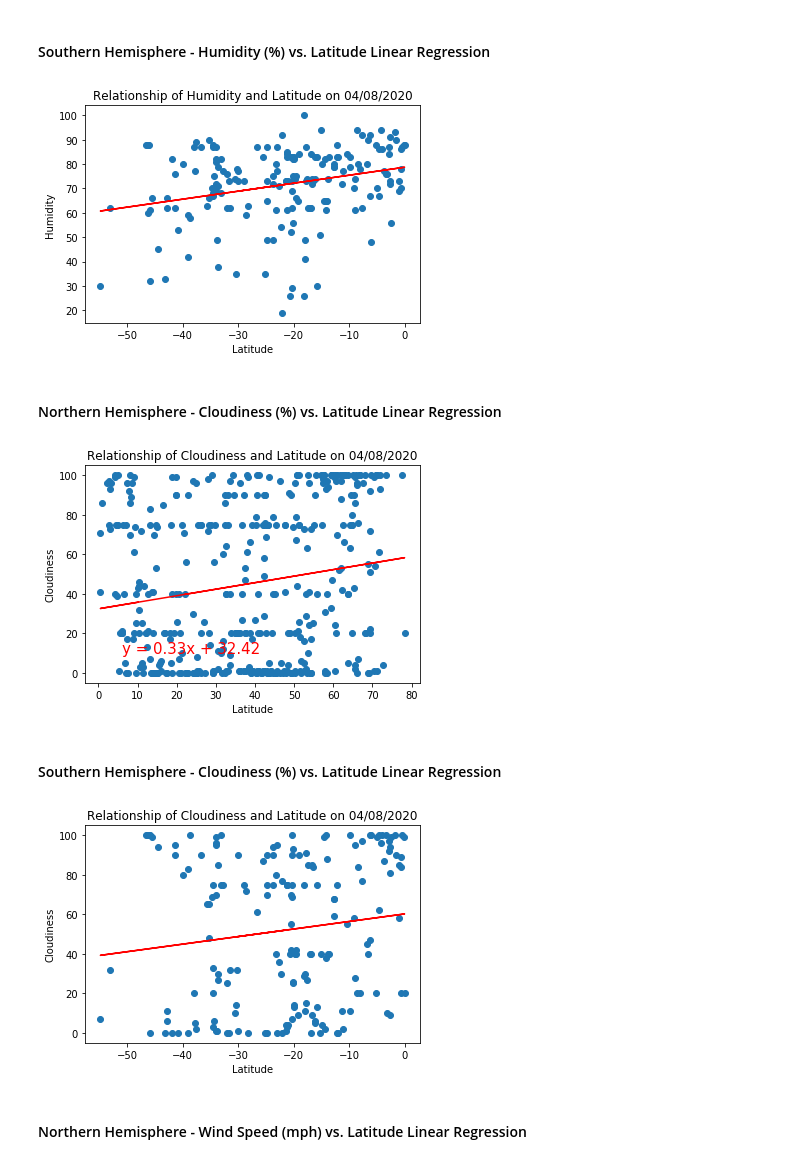
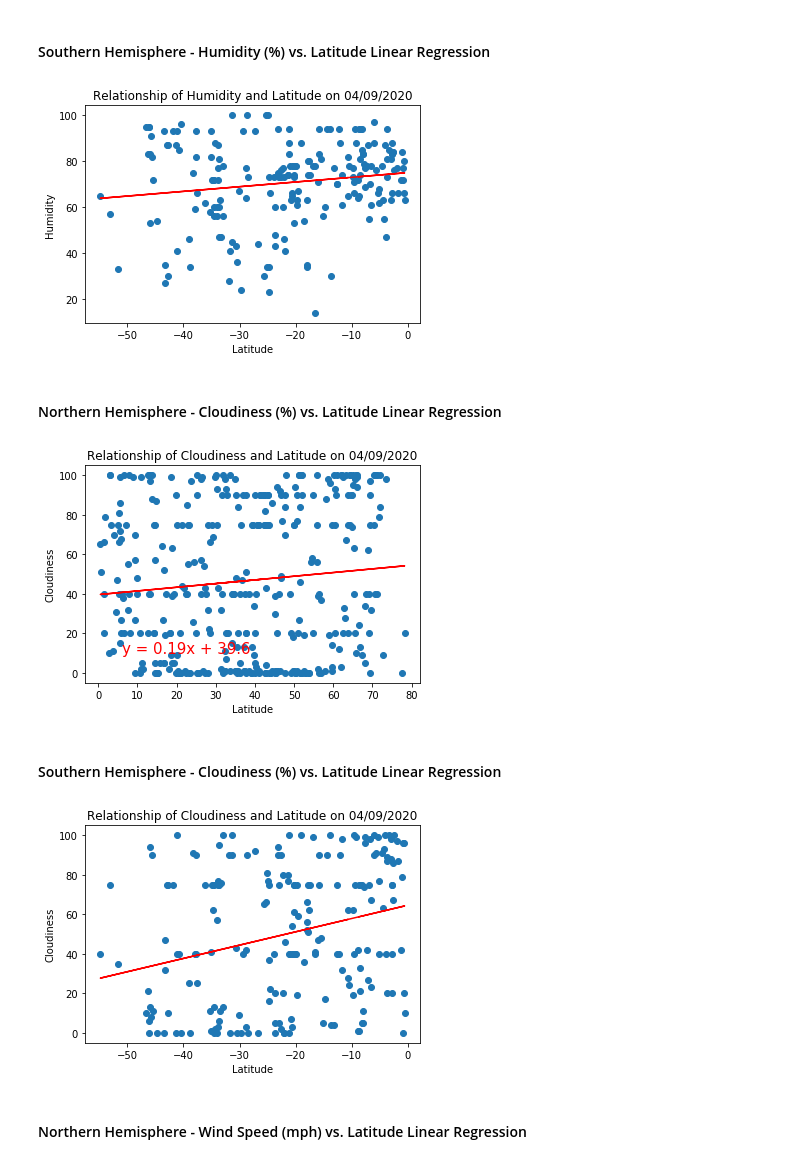
Before and after one commit to cynthiakellogg/python-api-challenge, a Jupyter notebook: WeatherPy/WeatherPy.ipynb, the cells around one changed output. Cells and saved outputs as stored; diff of their text form; code cells hidden in the pictures.

```diff
--- a/WeatherPy/WeatherPy.ipynb
+++ b/WeatherPy/WeatherPy.ipynb
@@ -293,21 +272,21 @@ x_axis = southern_hemi_df['Lat']
 y_axis = southern_hemi_df['Humidity']
 x_label = "Latitude"
 y_label = "Humidity"
-title = "Relationship of Humidity and Latitude on 04/08/2020"
+title = "Relationship of Humidity and Latitude on 04/09/2020"
 linear_regression(x_axis, y_axis, x_label, y_label, title)
 # %% [output]
-[figure, old version]
+[figure, new version]
 # %% [markdown]
 ####  Northern Hemisphere - Cloudiness (%) vs. Latitude Linear Regression
 # %%
 x_axis = northern_hemi_df['Lat']
 y_axis = northern_hemi_df['Cloudiness']
 x_label = "Latitude"
 y_label = "Cloudiness"
-title = "Relationship of Cloudiness and Latitude on 04/08/2020"
+title = "Relationship of Cloudiness and Latitude on 04/09/2020"
 linear_regression(x_axis, y_axis, x_label, y_label, title)
 # %% [output]
-[figure, old version]
+[figure, new version]
 # %% [markdown]
 ####  Southern Hemisphere - Cloudiness (%) vs. Latitude Linear Regression
 # %%
@@ -315,10 +294,10 @@ x_axis = southern_hemi_df['Lat']
 y_axis = southern_hemi_df['Cloudiness']
 x_label = "Latitude"
 y_label = "Cloudiness"
-title = "Relationship of Cloudiness and Latitude on 04/08/2020"
+title = "Relationship of Cloudiness and Latitude on 04/09/2020"
 linear_regression(x_axis, y_axis, x_label, y_label, title)
 # %% [output]
-[figure, old version]
+[figure, new version]
 # %% [markdown]
 ####  Northern Hemisphere - Wind Speed (mph) vs. Latitude Linear Regression
 # %%
```
Also changed, not shown: parts of 16 cells of this notebook, 5 other files.
